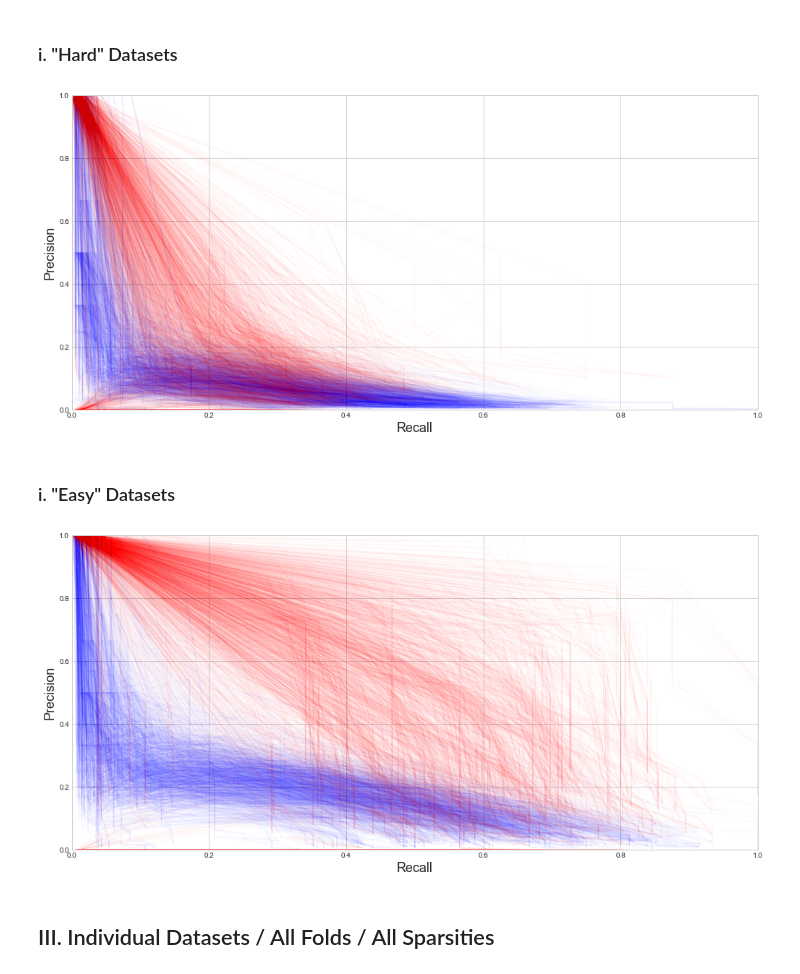
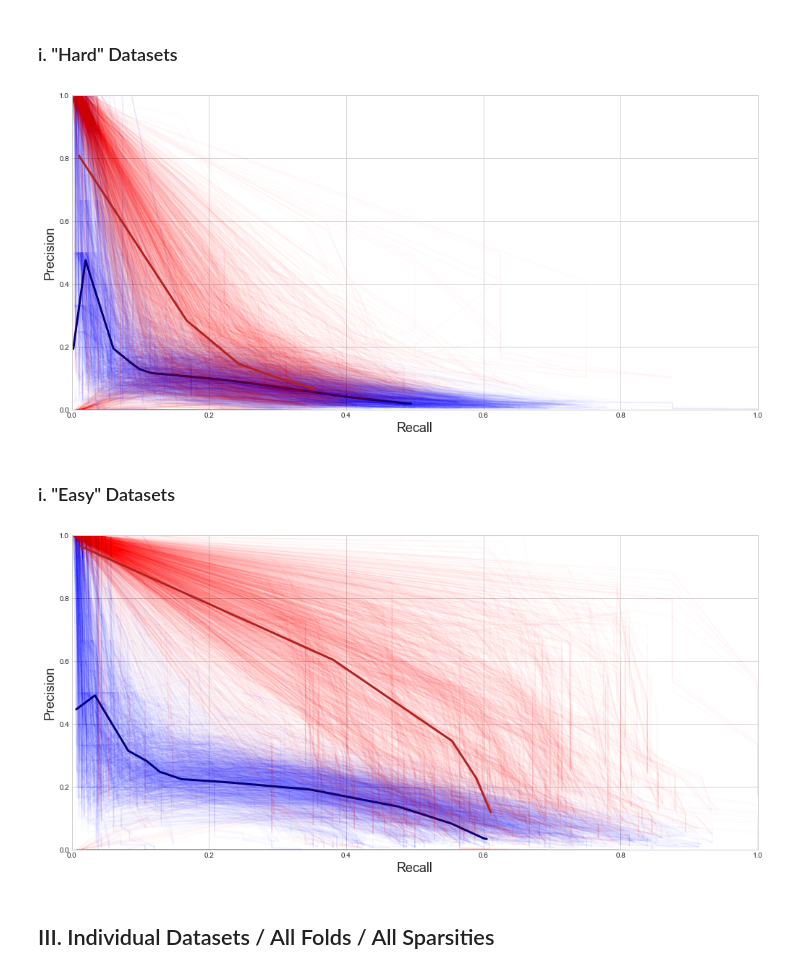
Before and after one commit to fraenkel-lab/GSLR, a Jupyter notebook: experiments/algorithms/Logit_PR_vs_GSLR_pr.ipynb, the cells around one changed output. Drawn from its saved outputs; the diff is of its cells as text; code cells hidden in the pictures.

Commit message:
update figures a little

```diff
--- a/experiments/algorithms/Logit_PR_vs_GSLR_pr.ipynb
+++ b/experiments/algorithms/Logit_PR_vs_GSLR_pr.ipynb
@@ -94,7 +98,9 @@ plt.xlim([0.0, 1.0])
 ### i. "Hard" Datasets
 # %%
 [plt.plot(*remove_0_0(logit_recalls.iloc[k].values, logit_precisions.iloc[k].values), c='b', alpha=0.01) for k in range(len(logit_recalls))]
+plt.plot(*remove_0_0(logit_recalls.mean(), logit_precisions.mean()), c='navy', linewidth=3.0)
 [plt.plot(*remove_0_0(gslr_recalls.iloc[k].values, gslr_precisions.iloc[k].values), c='r', alpha=0.02) for k in range(len(gslr_recalls))]
+plt.plot(*remove_0_0(gslr_recalls.mean(), gslr_precisions.mean()), c='firebrick', linewidth=3.0)
 
 plt.xlabel('Recall', fontsize=18)
 plt.ylabel('Precision', fontsize=18)
@@ -102,20 +108,22 @@ plt.ylim([0.0, 1.0])
 plt.xlim([0.0, 1.0])
 plt.savefig("hard.pdf")
 # %% [output]
-[figure, old version]
+[figure, new version]
 # %% [markdown]
 ### i. "Easy" Datasets
 # %%
 [plt.plot(*remove_0_0(logit_gmm_recalls.iloc[k].values, logit_gmm_precisions.iloc[k].values), c='b', alpha=0.01) for k in range(len(logit_gmm_recalls))]
+plt.plot(*remove_0_0(logit_gmm_recalls.mean(), logit_gmm_precisions.mean()), c='navy', linewidth=3.0)
 [plt.plot(*remove_0_0(gslr_gmm_recalls.iloc[k].values, gslr_gmm_precisions.iloc[k].values), c='r', alpha=0.02) for k in range(len(gslr_gmm_recalls))]
+plt.plot(*remove_0_0(gslr_gmm_recalls.mean(), gslr_gmm_precisions.mean()), c='firebrick', linewidth=3.0)
 
 plt.xlabel('Recall', fontsize=18)
 plt.ylabel('Precision', fontsize=18)
 plt.ylim([0.0, 1.0])
 plt.xlim([0.0, 1.0])
 plt.savefig("easy.pdf")
 # %% [output]
-[figure, old version]
+[figure, new version]
 # %% [markdown]
 ## III. Individual Datasets / All Folds / All Sparsities
 # %%
```
Also changed, not shown: parts of 6 cells of this notebook, 4 other files.
